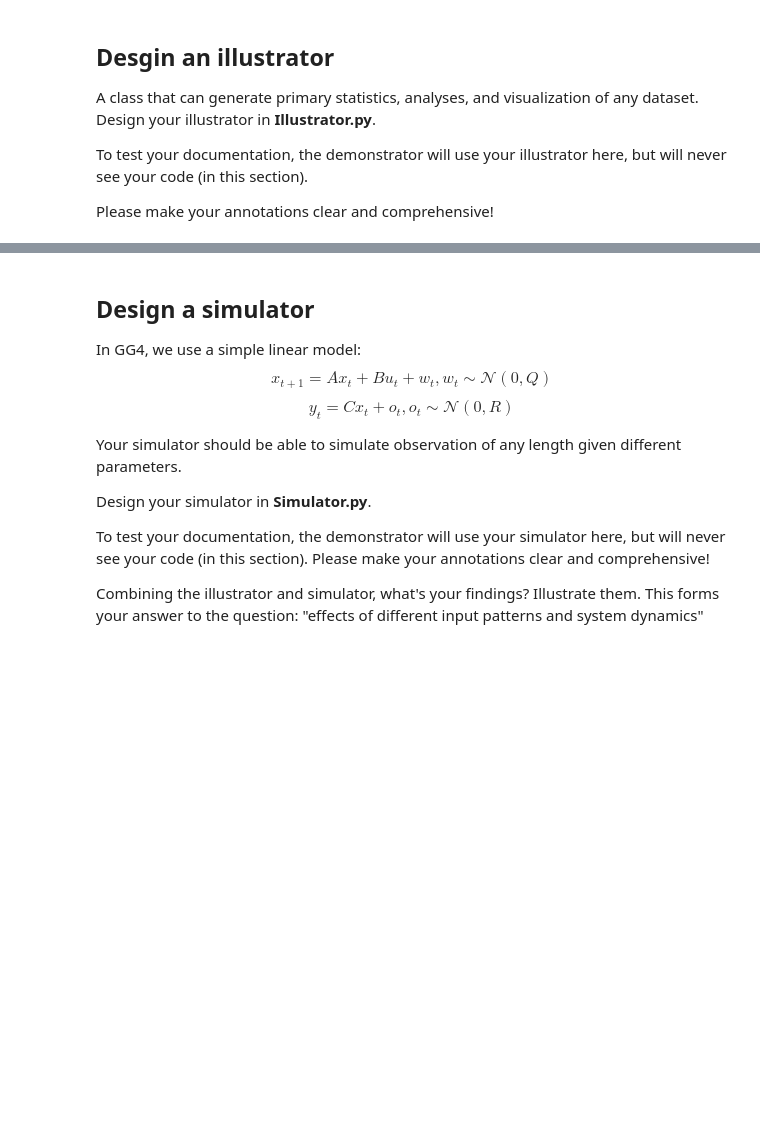
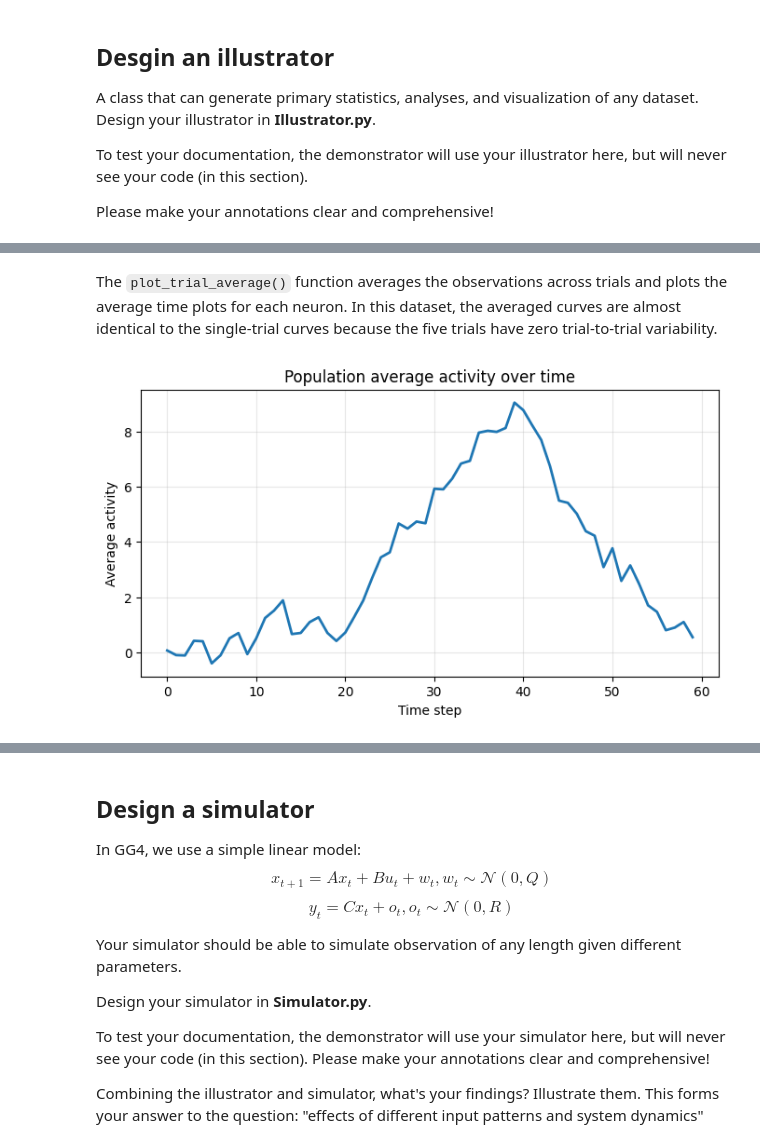
Before and after one commit to Hassan-Himaz/GG4, a Jupyter notebook: week1.ipynb, the cells around one changed output, grey strips where cells are left out. Saved outputs shown, nothing was run; the diff lists cells and outputs as text; code cells hidden in the pictures; blank space fills up the shorter version.

```diff
--- a/week1.ipynb
+++ b/week1.ipynb
@@ -78,0 +99,7 @@ pass
+# %% [markdown]
+The `plot_trial_average()` function averages the observations across trials and plots the average time plots for each neuron. In this dataset, the averaged curves are almost identical to the single-trial curves because the five trials have zero trial-to-trial variability.
+# %%
+# 5. Plot population average over time
+illu.plot_population_average()
+# %% [output]
+[figure, added]
```
Also changed, not shown: parts of 30 cells of this notebook.
